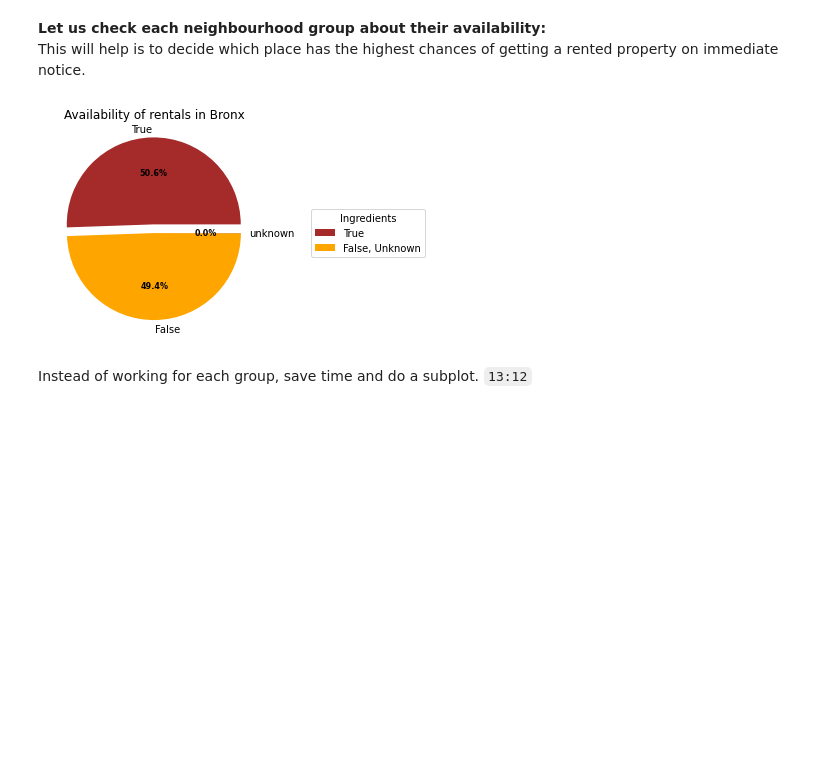
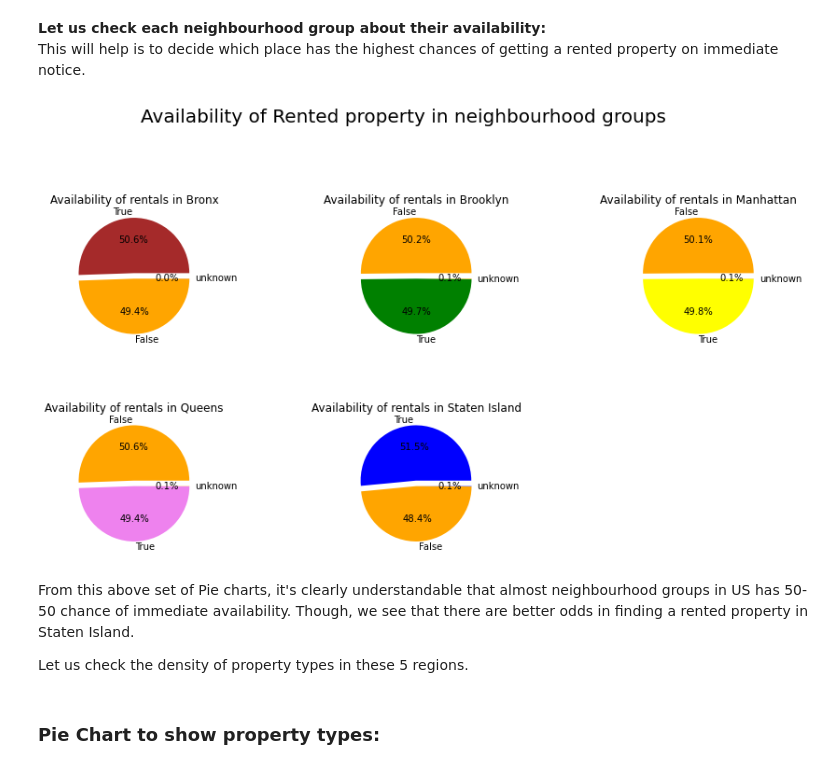
Before and after one commit to sankhadeepriju/Towards-Python-Data-Analysis, a Jupyter notebook: AirBnb-Data-Analysis-US/air-bnb-data-analysis.ipynb, the cells around one changed output. Drawn from its saved outputs; the diff is of its cells as text; code cells hidden in the pictures; blank space fills up the shorter version.

```diff
--- a/AirBnb-Data-Analysis-US/air-bnb-data-analysis.ipynb
+++ b/AirBnb-Data-Analysis-US/air-bnb-data-analysis.ipynb
@@ -751,16 +751,49 @@ This pie chart gives us an idea that if somebody visits US, they should have a g
 # %% [markdown]
 **Let us check each neighbourhood group about their availability:**<br />
 This will help is to decide which place has the highest chances of getting a rented property on immediate notice.
-# %%
-bronx_avail = pd.DataFrame(bronx_df['instant_bookable'].value_counts())
-fig2, ax2 = plt.subplots()
-ax2.set_title('Availability of rentals in Bronx')
-wedges2, text2, autotexts2 = ax2.pie(bronx_avail.instant_bookable, explode = (0.1,0,0), labels = bronx_avail.index, autopct='%1.1f%%', colors = ( "brown", "orange"))
-ax2.legend(wedges2, ['True', 'False, Unknown'], title="Ingredients", loc="center left", bbox_to_anchor=(1.2, 0, 0.5, 1))
-plt.setp(autotexts2, size=8, weight="bold")
-plt.show()
-# %% [output]
-[figure, removed]
-# %% [markdown]
-Instead of working for each group, save time and do a subplot.
-`13:12`
+# %%
+bronx_avail = pd.DataFrame(bronx_df['instant_bookable'].value_counts())
+brook_avail = pd.DataFrame(brook_df['instant_bookable'].value_counts())
+manh_avail = pd.DataFrame(manh_df['instant_bookable'].value_counts())
+queens_avail = pd.DataFrame(queens_df['instant_bookable'].value_counts())
+staten_avail = pd.DataFrame(staten_df['instant_bookable'].value_counts())
+# %%
+plt.figure(figsize = (15,15))
+plt.suptitle('Availability of Rented property in neighbourhood groups', fontsize = 20)
+# subplot2grid is used instead of subplots() because there are odd number of graphs needed.
+ax1 = plt.subplot2grid((4, 3), (0, 0))
+ax2 = plt.subplot2grid((4, 3), (0, 1))
+ax3 = plt.subplot2grid((4, 3), (0, 2))
+ax4 = plt.subplot2grid((4, 3), (1, 0))
+ax5 = plt.subplot2grid((4, 3), (1, 1))
+plt.subplots_adjust(wspace = 0.3, hspace = 0.5) #make the figure look better
+
+# Bronx
+ax1.set_title('Availability of rentals in Bronx')
+ax1.pie(bronx_avail.instant_bookable, explode = (0.1,0,0), labels = bronx_avail.index, autopct='%1.1f%%', colors = ( "brown", "orange"))
+
+# Brooklyn
+ax2.set_title('Availability of rentals in Brooklyn')
+ax2.pie(brook_avail.instant_bookable, explode = (0.1,0,0), labels = brook_avail.index, autopct='%1.1f%%', colors = ( "orange", "green"))
+
+# Manhattan
+ax3.set_title('Availability of rentals in Manhattan')
+ax3.pie(manh_avail.instant_bookable, explode = (0.1,0,0), labels = manh_avail.index, autopct='%1.1f%%', colors = ( "orange", "yellow"))
+
+# Queens
+ax4.set_title('Availability of rentals in Queens')
+ax4.pie(queens_avail.instant_bookable, explode = (0.1,0,0), labels = queens_avail.index, autopct='%1.1f%%', colors = ( "orange", "violet"))
+
+# Staten Island
+ax5.set_title('Availability of rentals in Staten Island')
+ax5.pie(staten_avail.instant_bookable, explode = (0.1,0,0), labels = staten_avail.index, autopct='%1.1f%%', colors = ( "blue", "orange"))
+
+plt.show()
+# %% [output]
+[figure, added]
+# %% [markdown]
+From this above set of Pie charts, it's clearly understandable that almost neighbourhood groups in US has 50-50 chance of immediate availability. Though, we see that there are better odds in finding a rented property in Staten Island.
+
+Let us check the density of property types in these 5 regions.
+# %% [markdown]
+### Pie Chart to show property types:
```
Also changed, not shown: parts of 8 cells of this notebook.
